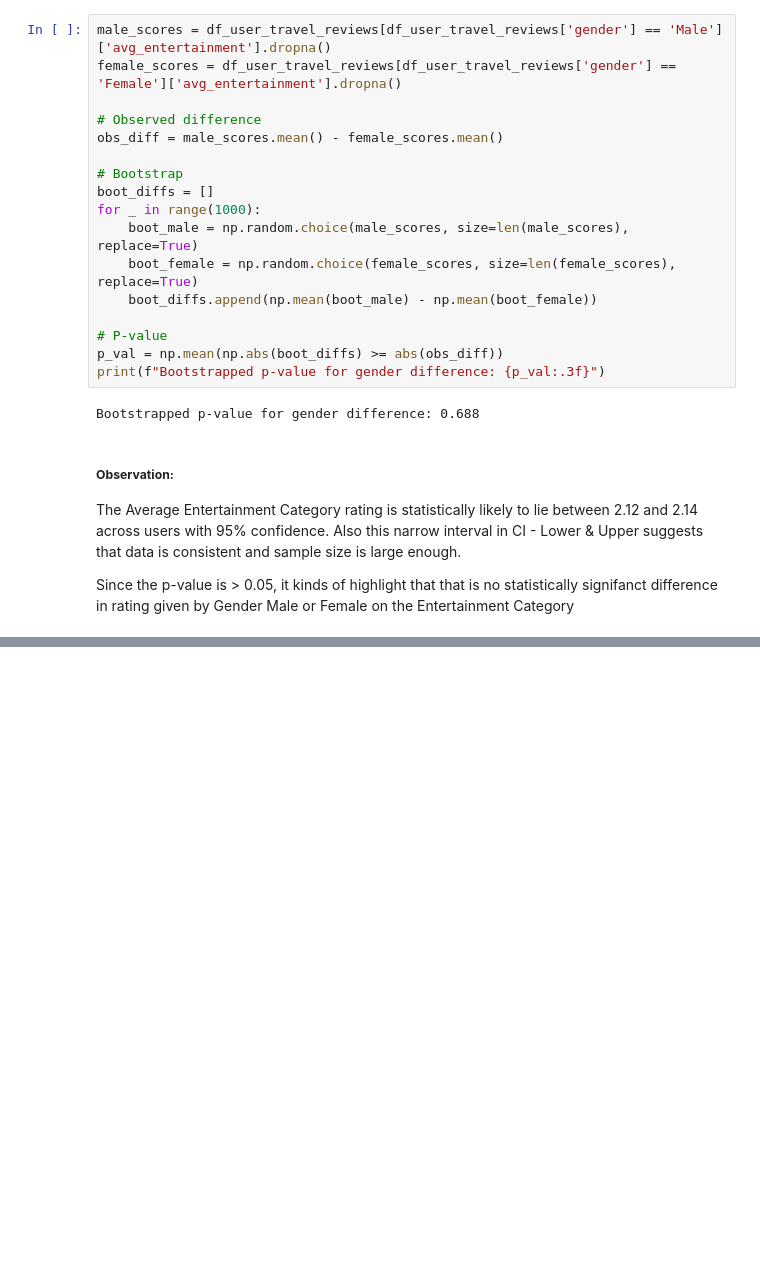
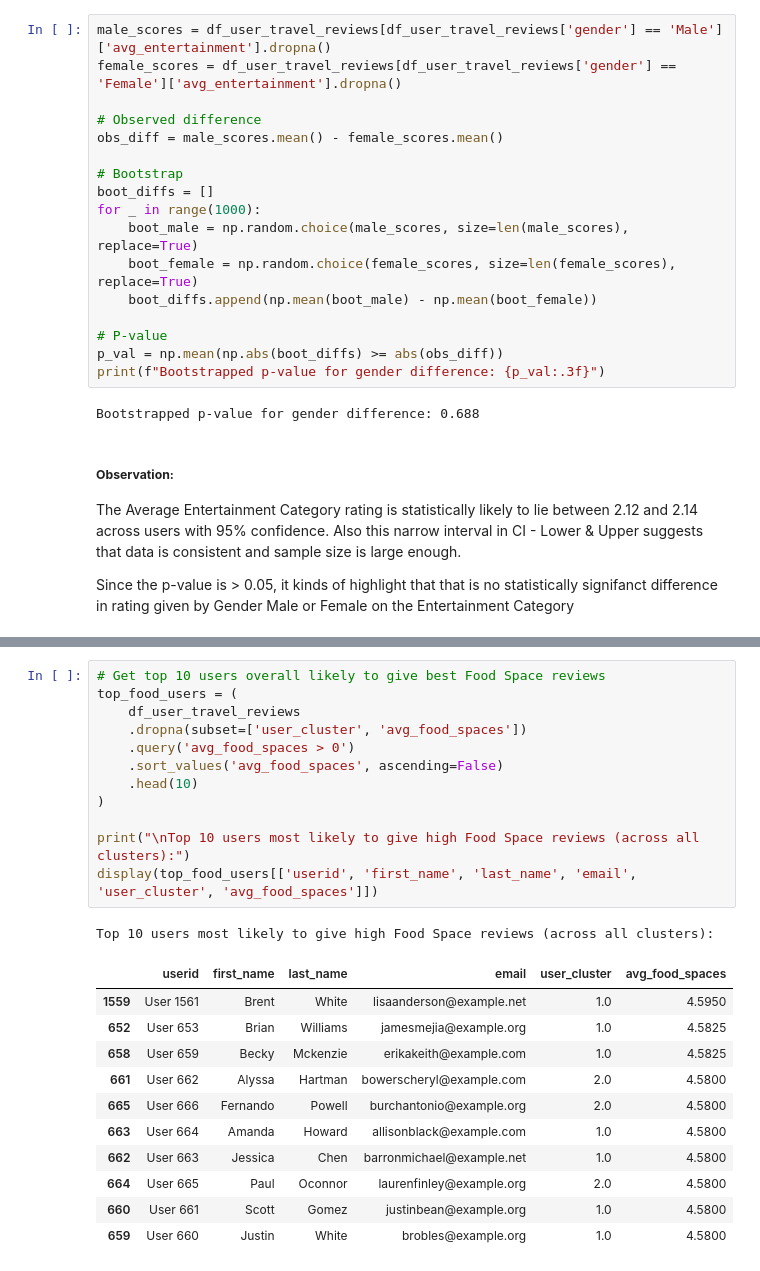
Before and after one commit to BPALAN-USD/AAI_500_GROUP_12, a Jupyter notebook: TravelReviews.ipynb, the cells around one changed output, grey strips where cells are left out. Saved outputs shown, nothing was run; the diff lists cells and outputs as text; blank space fills up the shorter version.

```diff
--- a/TravelReviews.ipynb
+++ b/TravelReviews.ipynb
@@ -1018,0 +1116,25 @@ Since the p-value is > 0.05, it kinds of highlight that that is no statistically
+# %%
+# Get top 10 users overall likely to give best Food Space reviews
+top_food_users = (
+    df_user_travel_reviews
+    .dropna(subset=['user_cluster', 'avg_food_spaces'])
+    .query('avg_food_spaces > 0')
+    .sort_values('avg_food_spaces', ascending=False)
+    .head(10)
+)
+
+print("\nTop 10 users most likely to give high Food Space reviews (across all clusters):")
+display(top_food_users[['userid', 'first_name', 'last_name', 'email', 'user_cluster', 'avg_food_spaces']])
+# %% [output]
+Top 10 users most likely to give high Food Space reviews (across all clusters):
+|  | userid | first_name | last_name | email | user_cluster | avg_food_spaces |
+| 1559 | User 1561 | Brent | White | lisaanderson@example.net | 1.0 | 4.5950 |
+| 652 | User 653 | Brian | Williams | jamesmejia@example.org | 1.0 | 4.5825 |
+| 658 | User 659 | Becky | Mckenzie | erikakeith@example.com | 1.0 | 4.5825 |
+| 661 | User 662 | Alyssa | Hartman | bowerscheryl@example.com | 2.0 | 4.5800 |
+| 665 | User 666 | Fernando | Powell | burchantonio@example.org | 2.0 | 4.5800 |
+| 663 | User 664 | Amanda | Howard | allisonblack@example.com | 1.0 | 4.5800 |
+| 662 | User 663 | Jessica | Chen | barronmichael@example.net | 1.0 | 4.5800 |
+| 664 | User 665 | Paul | Oconnor | laurenfinley@example.org | 2.0 | 4.5800 |
+| 660 | User 661 | Scott | Gomez | justinbean@example.org | 1.0 | 4.5800 |
+| 659 | User 660 | Justin | White | brobles@example.org | 1.0 | 4.5800 |
```
Also changed, not shown: parts of 5 cells of this notebook.
